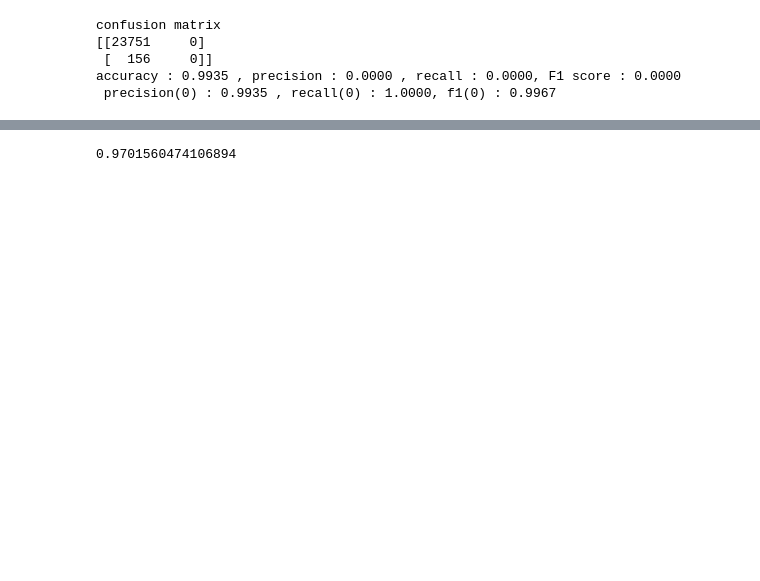
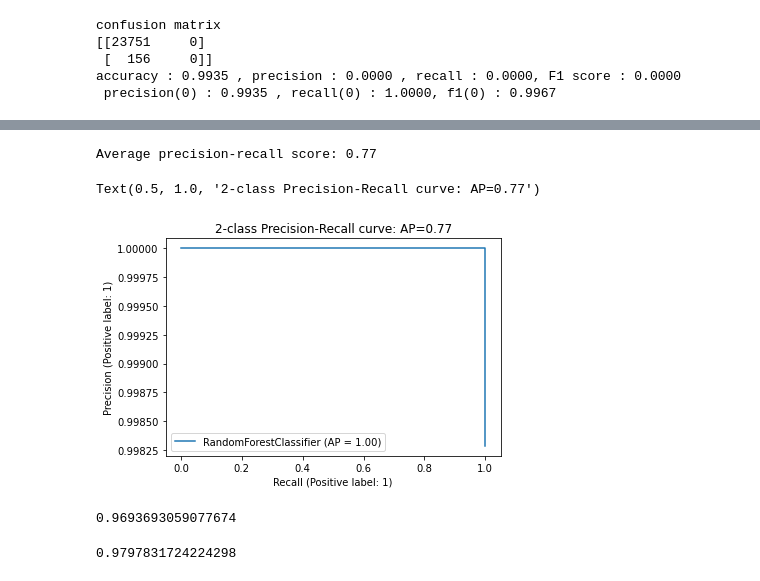
Before and after one commit to YellaCRE/FinanceData, a Jupyter notebook: SMOTE N_RF.ipynb, the cells around one changed output, grey strips where cells are left out. Cells and saved outputs as stored; diff of their text form; code cells hidden in the pictures; blank space fills up the shorter version.

```diff
--- a/SMOTE N_RF.ipynb
+++ b/SMOTE N_RF.ipynb
@@ -165,5 +194,26 @@ roc_curve_plot(y_test, predict_prob_class)
+# %%
+# Precision-Recall Curve default
+y_score = rf_clf4.predict_proba(X_test)[:,1]
+
+average_precision = average_precision_score(y_test, y_score)
+print('Average precision-recall score: {0:0.2f}'.format(
+      average_precision))
+
+disp = plot_precision_recall_curve(rf_clf4, X_train_samp, y_train_samp)
+
+disp.ax_.set_title('2-class Precision-Recall curve: '
+                   'AP={0:0.2f}'.format(average_precision))
+# %% [output]
+Average precision-recall score: 0.77
+Text(0.5, 1.0, '2-class Precision-Recall curve: AP=0.77')
+[figure, added]
 # %%
-# AUC
-roc_auc_score(y_test, predict_prob_class1)
+# AUC grid
+roc_auc_score(y_test, predict_prob_class)
 # %% [output]
-0.9701560474106894
+0.9693693059077674
+# %%
+# AUC 디폴트
+roc_auc_score(y_test, predict_prob_class2)
+# %% [output]
+0.9797831724224298
```
Also changed, not shown: parts of 10 cells of this notebook.
